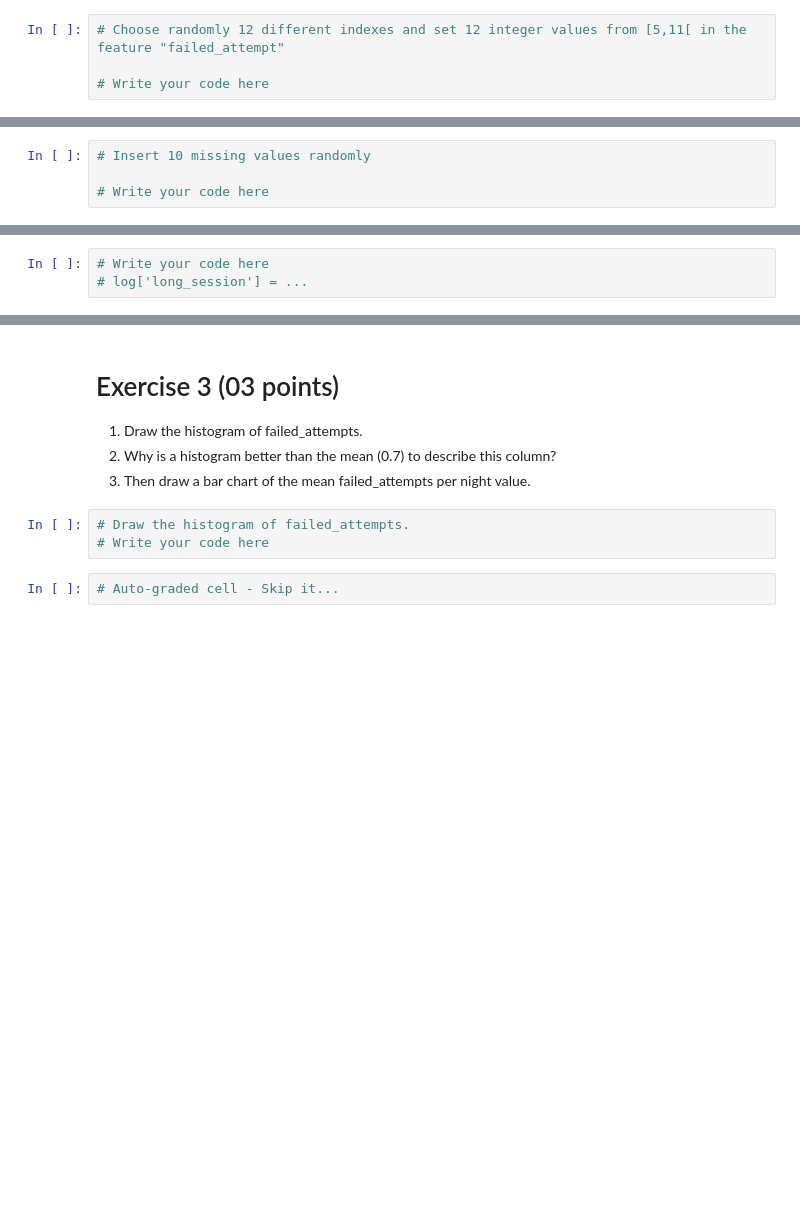
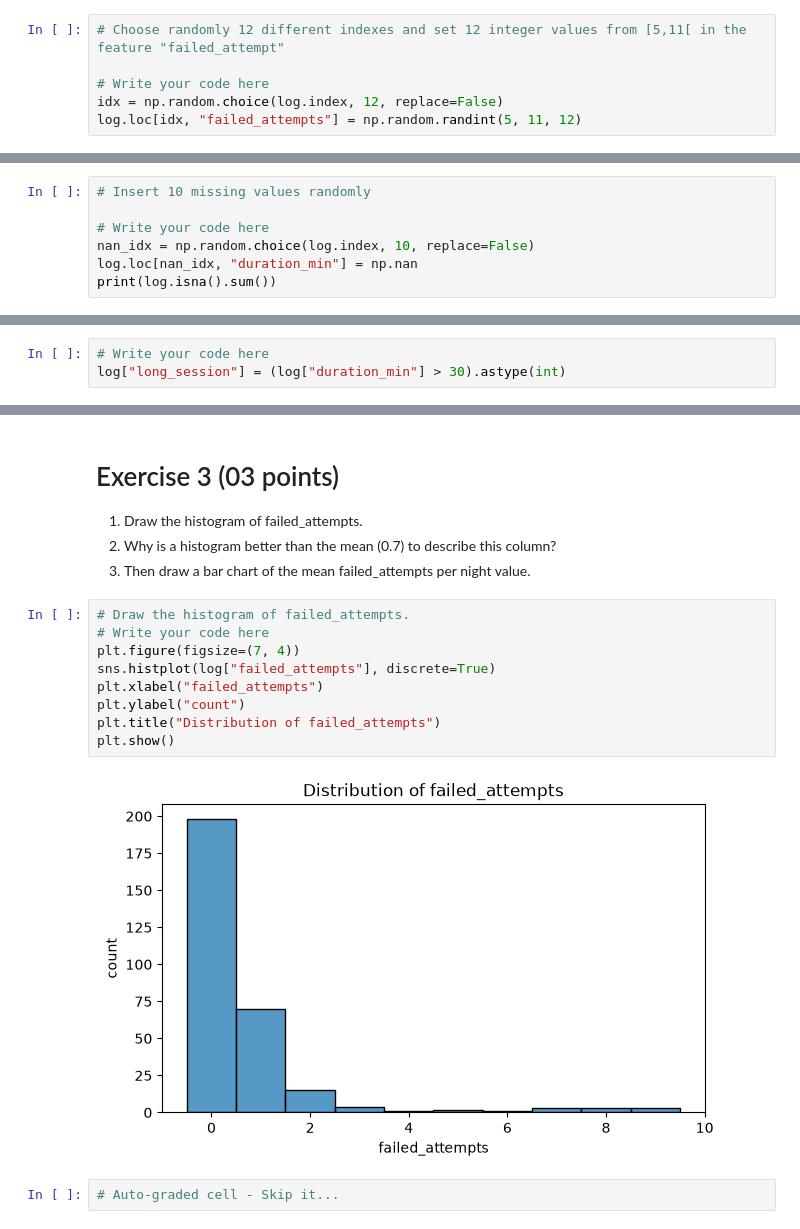
Before and after one commit to mohamed-mounib/TP_MLDLS, a Jupyter notebook: TP1.ipynb, the cells around one changed output, grey strips where cells are left out. Saved outputs shown, nothing was run; the diff lists cells and outputs as text; blank space fills up the shorter version.

```diff
--- a/TP1.ipynb
+++ b/TP1.ipynb
@@ -78,6 +94,8 @@ log = pd.DataFrame({"user":    rng.choice(["ali", "sara", "yacine", "nour", "kar
 # Choose randomly 12 different indexes and set 12 integer values from [5,11[ in the feature "failed_attempt"
 
 # Write your code here
+idx = np.random.choice(log.index, 12, replace=False)
+log.loc[idx, "failed_attempts"] = np.random.randint(5, 11, 12)
 # %%
 # Autograded cell (Failed attempts)
 # Skip it
@@ -85,3 +103,6 @@ log = pd.DataFrame({"user":    rng.choice(["ali", "sara", "yacine", "nour", "kar
 # Insert 10 missing values randomly
 
 # Write your code here
+nan_idx = np.random.choice(log.index, 10, replace=False)
+log.loc[nan_idx, "duration_min"] = np.nan
+print(log.isna().sum())
@@ -110,7 +154,7 @@ log = pd.DataFrame({"user":    rng.choice(["ali", "sara", "yacine", "nour", "kar
 3. Add a column long_session equal to 1 when duration_min is above 30.
 # %%
 # Write your code here
-# log['long_session'] = ...
+log["long_session"] = (log["duration_min"] > 30).astype(int)
 # %%
 # Autograded cell - Skip it
 # %% [markdown]
@@ -121,6 +165,14 @@ log = pd.DataFrame({"user":    rng.choice(["ali", "sara", "yacine", "nour", "kar
 # %%
 # Draw the histogram of failed_attempts.
 # Write your code here
+plt.figure(figsize=(7, 4))
+sns.histplot(log["failed_attempts"], discrete=True)
+plt.xlabel("failed_attempts")
+plt.ylabel("count")
+plt.title("Distribution of failed_attempts")
+plt.show()
+# %% [output]
+[figure, added]
 # %%
 # Auto-graded cell - Skip it...
 # %%
```
Also changed, not shown: parts of 18 cells of this notebook, 1 other file.
